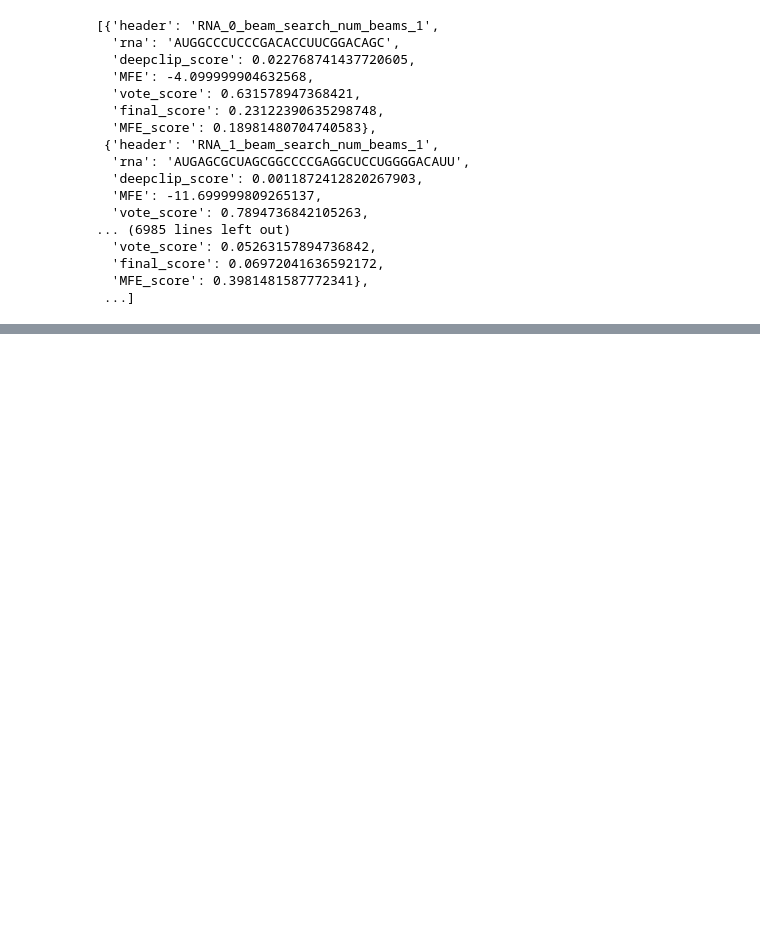
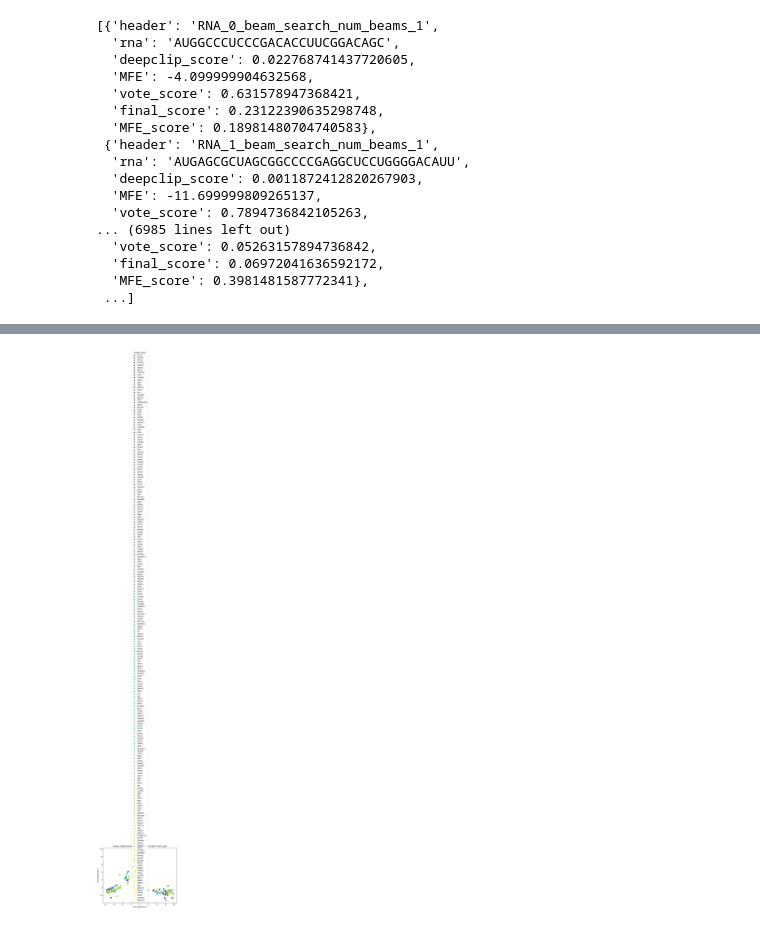
Before and after one commit to hhhhhhhqa/RNAtranslator, a Jupyter notebook: generate.ipynb, the cells around one changed output, grey strips where cells are left out. Cells and saved outputs as stored; diff of their text form; code cells hidden in the pictures; blank space fills up the shorter version.

```diff
--- a/generate.ipynb
+++ b/generate.ipynb
@@ -420,0 +675,5 @@ candidates
+# %%
+from src.utils.helpers import read_protein_from_csv
+
+protein_labels = [file.split("_")[0] for file in os.listdir("/data6/helya/dataset/CLIPdb_cluster/cd_hit_results_RBPs/identity_90")]
+protein_sequences = [read_protein_from_csv(label.lower(), file_path="/data6/sobhan/dataset/proteins/protein_seqs.csv") for label in protein_labels]
@@ -420,0 +718,19 @@ candidates
+# %%
+final_encoder_representations_list = []
+batch_size=32
+def get_encoder_representations(model, input_ids):
+    # print("Input shape:", input_ids.shape)
+    outputs = model.encoder(input_ids.reshape(-1, input_ids.shape[-1]), return_dict=True)
+    # print("Input shape:", input_ids.reshape(-1, input_ids.shape[-1]).shape)
+
+    return outputs.last_hidden_state
+
+with torch.no_grad():
+    for i in range(0, len(padded_sequences), batch_size):
+        batch_input = padded_sequences[i:i + batch_size]
+        print(f"Processing batch from index {i} to {i + batch_size}")
+        batch_encoder_representations = get_encoder_representations(model, batch_input)
+        final_encoder_representations_list.append(batch_encoder_representations)
+
+    # Concatenate representations from all batches
+    final_encoder_representations = torch.cat(final_encoder_representations_list, dim=0)
@@ -420,0 +752,17 @@ candidates
+# %%
+pooled_representations = final_encoder_representations.mean(dim=1).cpu().numpy() # [batch_size, hidden_size]
+# %%
+pca = PCA(n_components=2)
+reduced_representations_pca = pca.fit_transform(pooled_representations)
+# %%
+plt.figure(figsize=(8, 6))
+sns.scatterplot(x=reduced_representations_pca[:, 0], y=reduced_representations_pca[:, 1],
+                hue=protein_labels, palette="viridis", s=100)
+plt.title('Protein Representations (PCA) - T5 Encoder Final Layer')
+plt.xlabel('PCA Dimension 1')
+plt.ylabel('PCA Dimension 2')
+plt.legend(title='Protein Family')
+plt.savefig(results_dir / "protein_representations_pca.png")
+plt.show()
+# %% [output]
+[figure, added]
```
Also changed, not shown: parts of 22 cells of this notebook, 10 other files.
